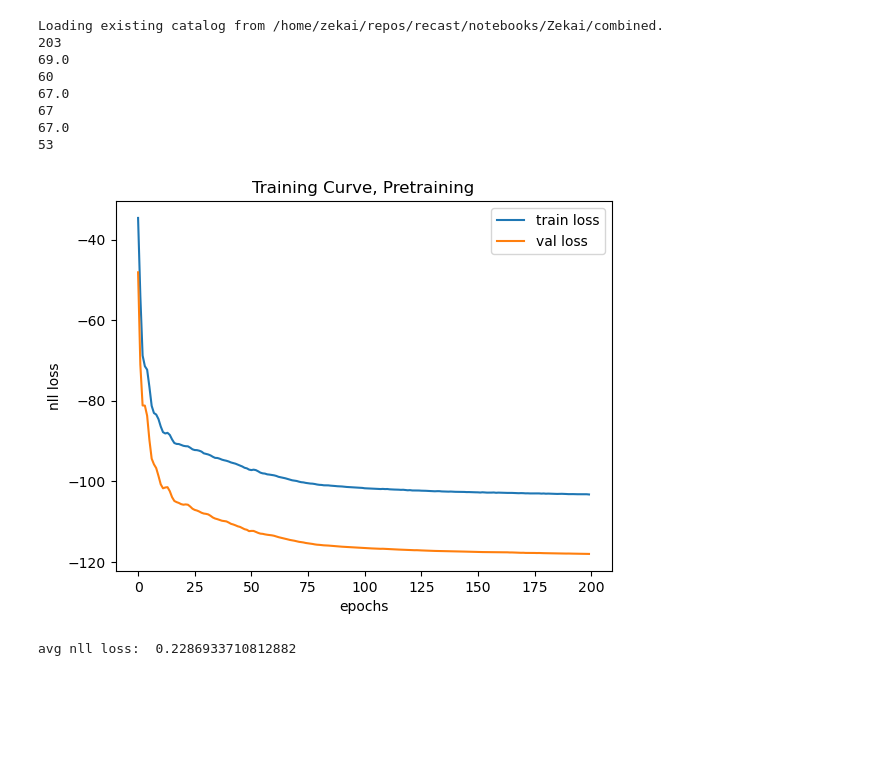
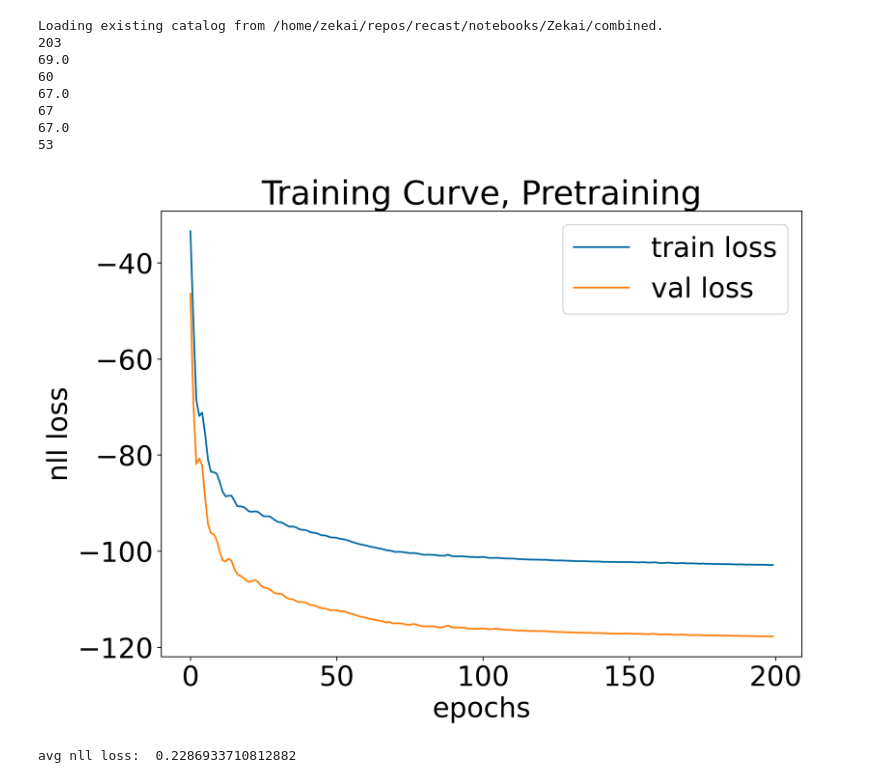
Before and after one commit to keliankaz/recast, a Jupyter notebook: notebooks/Zekai/finetune_copy.ipynb, the cells around one changed output. Cells and saved outputs as stored; diff of their text form; code cells hidden in the pictures; blank space fills up the shorter version.

Commit message:
replotted plots

```diff
--- a/notebooks/Zekai/finetune_copy.ipynb
+++ b/notebooks/Zekai/finetune_copy.ipynb
@@ -18,6 +18,11 @@ from eq.models import RecurrentTPP
 from eq.catalogs.Combined_Catalog import CombinedCatalog
 
 from eq.data import Catalog, InMemoryDataset, Sequence, default_catalogs_dir
+# %%
+dpi = 300
+mpl.rc('figure',dpi=dpi)
+plt.style.use('tableau-colorblind10')
+mpl.rc('font',size=24)
 # %%
 device="cuda"
 # %%
@@ -277,15 +282,16 @@ model, avg_train_loss_list, avg_val_loss_list = train(
     best_model_path=best_model_path
 )
 # %%
-plt.plot(np.arange(epochs), avg_train_loss_list, label="train loss")
-plt.plot(np.arange(epochs), avg_val_loss_list, label="val loss")
-plt.xlabel("epochs")
-plt.ylabel("nll loss")
-plt.title("Training Curve, Pretraining")
-plt.legend()
+fig, ax = plt.subplots(figsize=(10,7))
+ax.plot(np.arange(epochs), avg_train_loss_list, label="train loss")
+ax.plot(np.arange(epochs), avg_val_loss_list, label="val loss")
+ax.set_xlabel("epochs")
+ax.set_ylabel("nll loss")
+ax.set_title("Training Curve, Pretraining")
+ax.legend()
 plt.show()
 # %% [output]
-[figure, old version]
+[figure, new version]
 # %%
 avg_test_loss = test(model=model, dl_test=test_dl)
 # %% [output]
```
Also changed, not shown: parts of 2 cells of this notebook, 2 other files.
